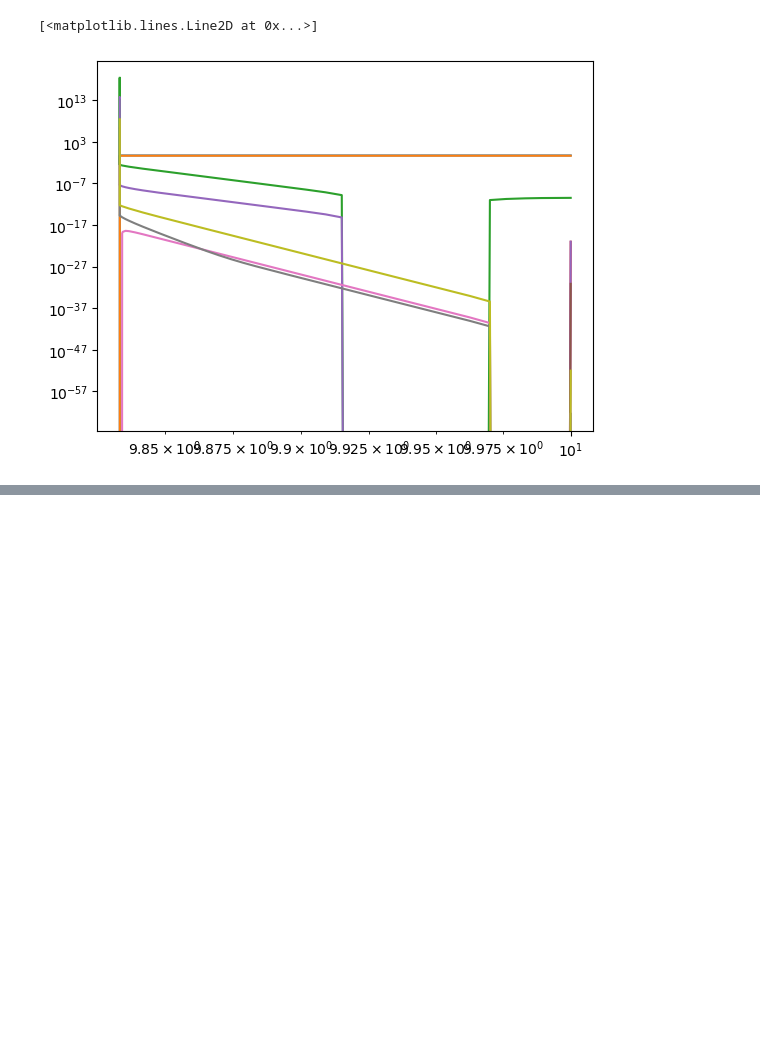
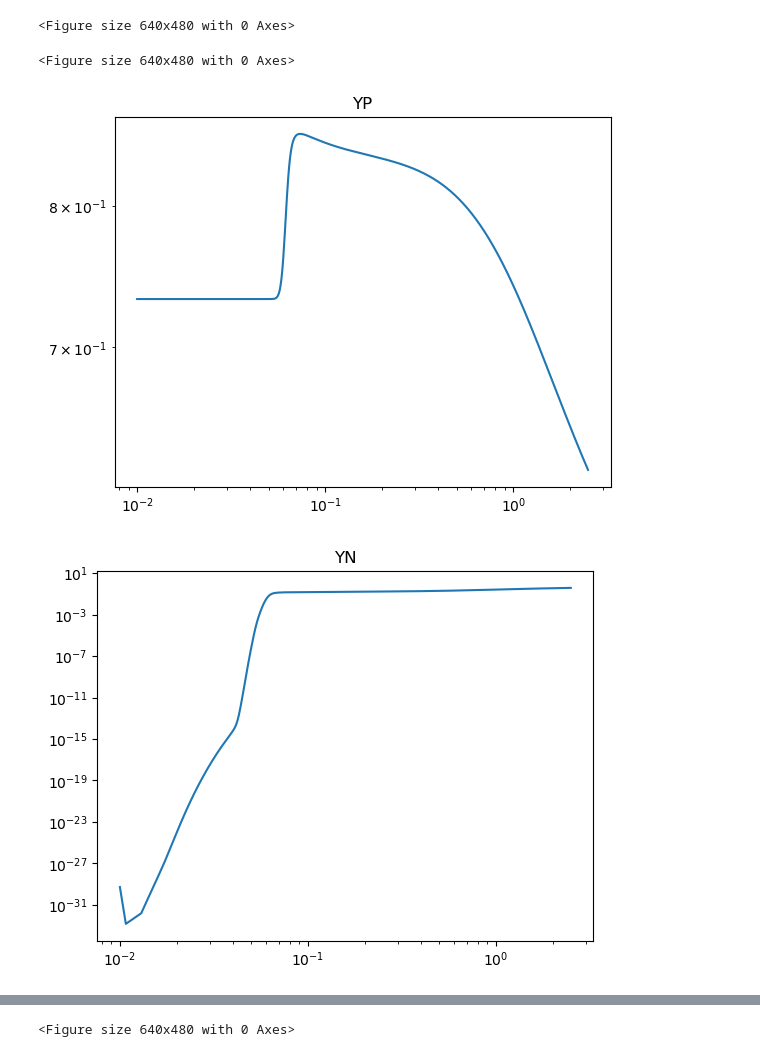
Before and after one commit to nuLABatUSD/BBN_evolve, a Jupyter notebook: WeakandNuclearRates.ipynb, the cells around one changed output, grey strips where cells are left out. Cells and saved outputs as stored; diff of their text form; code cells hidden in the pictures; blank space fills up the shorter version.

```diff
--- a/WeakandNuclearRates.ipynb
+++ b/WeakandNuclearRates.ipynb
@@ -100,13 +100,13 @@ Yp0 = (1+(weak.Npntot(T0,a0))/(weak.Nnptot(T0,a0)) )**(-1)
 Yn0 = 1-Yp0
 
 y0 = depvar(T0, t0, eta0, nse.nse(T0, eta0, Yp0, Yn0))
-p=2
+p=0
 dx0=0.001
 
 N_step = 1000
 dN = 1
 
-x_final = 100
+x_final = 0.4
 
 a, y, dx, done = ODE.ODEOneRun(a0, y0, dx0, p, N_step, dN, x_final)
 print(done)
@@ -181,48 +170,68 @@ for i in range(xy.Nrxn):
 # %%
 plt.figure()
-Tcm=1/a
-YP = np.zeros(len(a))
-YN = np.zeros(len(a))
-Y2H = np.zeros(len(a))
-Y3H = np.zeros(len(a))
-Y3HE = np.zeros(len(a))
-Y4HE = np.zeros(len(a))
-Y7BE = np.zeros(len(a))
-Y7LI = np.zeros(len(a))
-Y6LI = np.zeros(len(a))
-nseval=np.zeros((9,len(a)))
+Tcm=1/a2
+YP = np.zeros(len(a2))
+YN = np.zeros(len(a2))
+Y2H = np.zeros(len(a2))
+Y3H = np.zeros(len(a2))
+Y3HE = np.zeros(len(a2))
+Y4HE = np.zeros(len(a2))
+Y7BE = np.zeros(len(a2))
+Y7LI = np.zeros(len(a2))
+Y6LI = np.zeros(len(a2))
+nseval=np.zeros((9,len(a2)))
 
-for i in range(len(a)):
+for i in range(len(a2)):
 
-    YP[i] = y[i,3]
-    YN[i] = y[i,4]
-    Y2H[i] = y[i,5]
-    Y3H[i] = y[i,6]
-    Y3HE[i] = y[i,7]
-    Y4HE[i] = y[i,8]
-    Y7BE[i] = y[i,9]
-    Y7LI[i] = y[i,10]
-    Y6LI[i] = y[i,11]
+    YP[i] = y2[i,3]
+    YN[i] = y2[i,4]
+    Y2H[i] = y2[i,5]
+    Y3H[i] = y2[i,6]
+    Y3HE[i] = y2[i,7]
+    Y4HE[i] = y2[i,8]
+    Y7BE[i] = y2[i,9]
+    Y7LI[i] = y2[i,10]
+    Y6LI[i] = y2[i,11]
 
-    nseval[:,i] = nse.nse(y[i,0] , y[i,2] , y[i,3] , y[i,4])
-
+    nseval[:,i] = nse.nse(y2[i,0] , y2[i,2] , y2[i,3] , y2[i,4])
+plt.figure()
 plt.loglog(Tcm,YP)
+plt.title("YP")
+plt.figure()
 plt.loglog(Tcm,YN)
+plt.title("YN")
+plt.figure()
 plt.loglog(Tcm,Y2H)
+plt.title("Y2H")
+plt.figure()
 plt.loglog(Tcm,Y3H )
+plt.title("Y3H")
+plt.figure()
 plt.loglog(Tcm,Y3HE )
+plt.title("Y3HE")
+plt.figure()
 plt.loglog(Tcm,Y4HE )
+plt.title("Y4HE")
+plt.figure()
 plt.loglog(Tcm, Y7BE)
+plt.title("Y7BE")
+plt.figure()
 plt.loglog(Tcm,Y7LI )
-plt.loglog(Tcm,Y6LI )
+plt.title("Y7LI")
+plt.figure()
+plt.loglog(Tcm,Y6LI)
+plt.title("Y6LI")
+plt.figure()
 #plt.loglog(Tcm, nseval[2,:])
 
 
 
 #for i in range():
    # plt.loglog(Tcm, nseval[i,:])
     #plt.ylim(10e-55,10e5)
 #der.f(a0,y0,2)
 # %% [output]
-[<matplotlib.lines.Line2D at 0x...>]
+<Figure size 640x480 with 0 Axes>
+<Figure size 640x480 with 0 Axes>
-[figure, old version]
+[figure, new version]
+[figure, added]
@@ -228,0 +245 @@ plt.loglog(Tcm,Y6LI )
+<Figure size 640x480 with 0 Axes>
```
Also changed, not shown: parts of 10 cells of this notebook, 2 other files.
